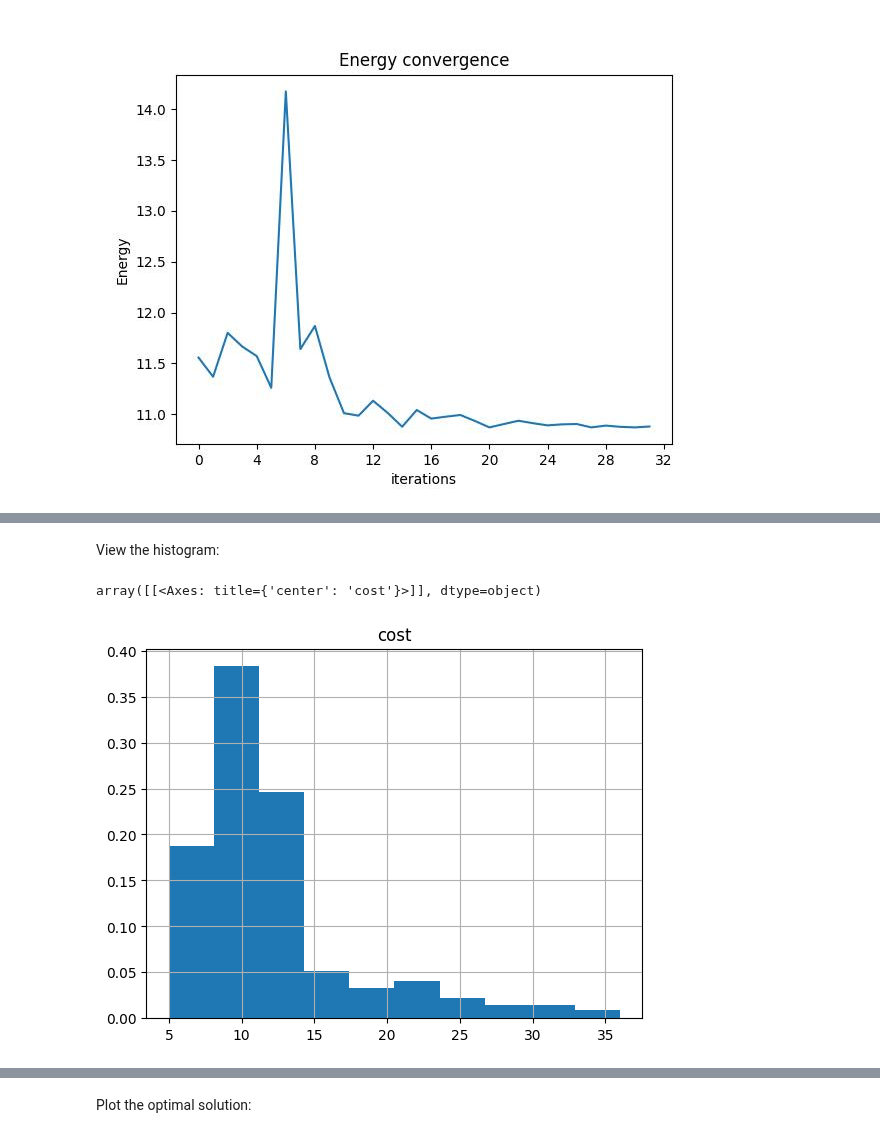
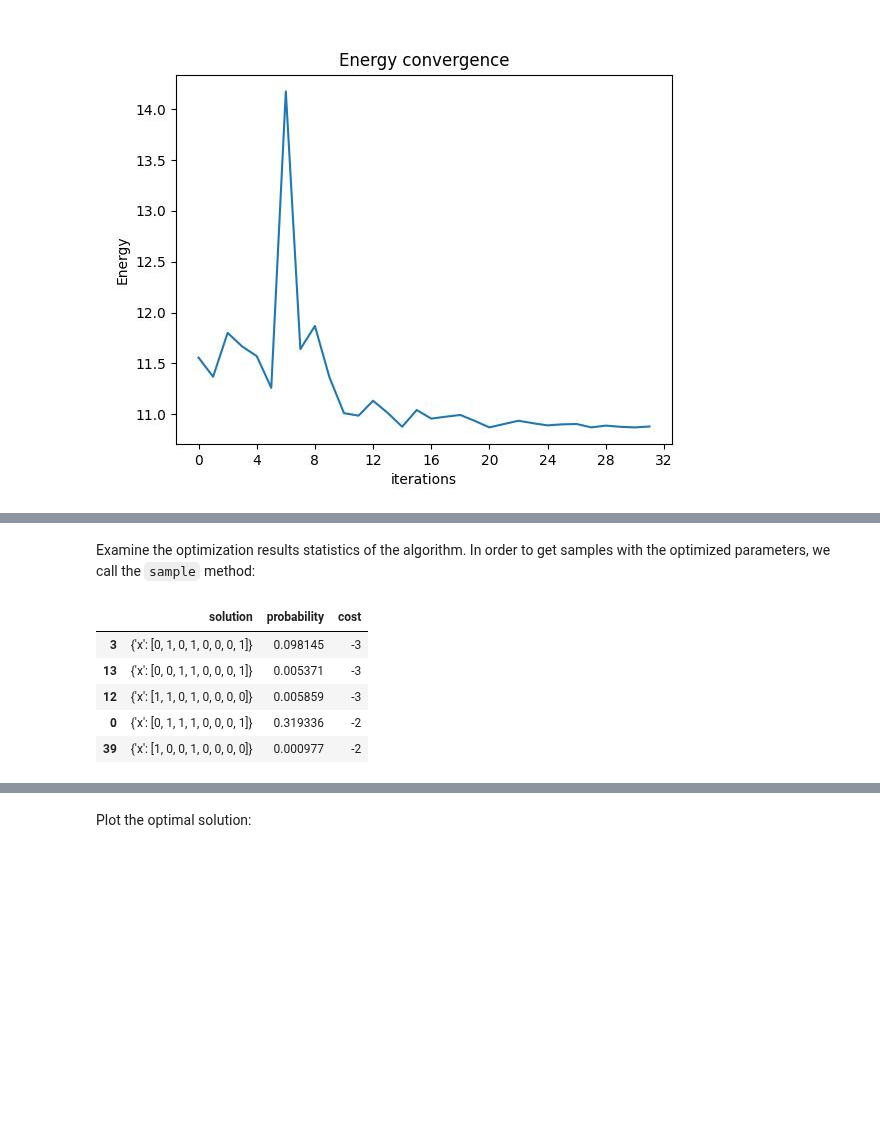
Before and after one commit to Classiq/classiq-library, a Jupyter notebook: applications/cybersecurity/patching_management/patch_min_vertex_cover.ipynb, the cells around one changed output, grey strips where cells are left out. Drawn from its saved outputs; the diff is of its cells as text; code cells hidden in the pictures; blank space fills up the shorter version.

```diff
--- a/applications/cybersecurity/patching_management/patch_min_vertex_cover.ipynb
+++ b/applications/cybersecurity/patching_management/patch_min_vertex_cover.ipynb
@@ -371,7 +339,13 @@ optimization_result.sort_values(by="cost", ascending=True).head(5)
-# %% [markdown]
-View the histogram:
-# %%
-optimization_result.hist("cost", weights=optimization_result["probability"])
-# %% [output]
-array([[<Axes: title={'center': 'cost'}>]], dtype=object)
-[figure, removed]
+# %% [markdown]
+Examine the optimization results statistics of the algorithm.
+In order to get samples with the optimized parameters, we call the `sample` method:
+# %%
+optimization_result = combi.sample(optimized_params)
+optimization_result.sort_values(by="cost", ascending=True).head(5)
+# %% [output]
+|  | solution | probability | cost |
+| 3 | {'x': [0, 1, 0, 1, 0, 0, 0, 1]} | 0.098145 | -3 |
+| 13 | {'x': [0, 0, 1, 1, 0, 0, 0, 1]} | 0.005371 | -3 |
+| 12 | {'x': [1, 1, 0, 1, 0, 0, 0, 0]} | 0.005859 | -3 |
+| 0 | {'x': [0, 1, 1, 1, 0, 0, 0, 1]} | 0.319336 | -2 |
+| 39 | {'x': [1, 0, 0, 1, 0, 0, 0, 0]} | 0.000977 | -2 |
```
Also changed, not shown: parts of 23 cells of this notebook, 1 other file.
